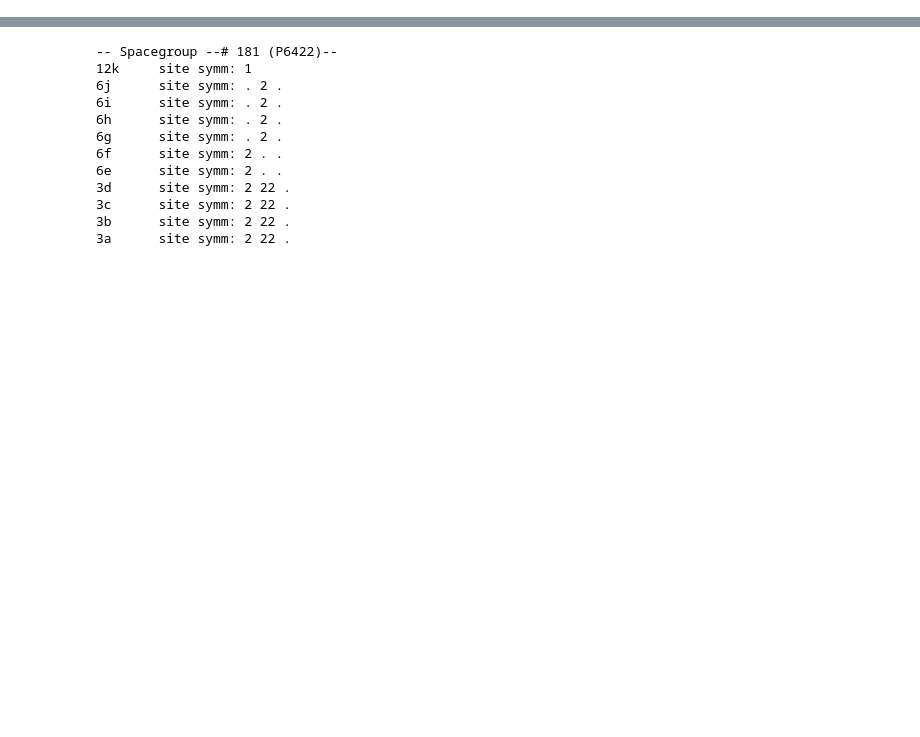
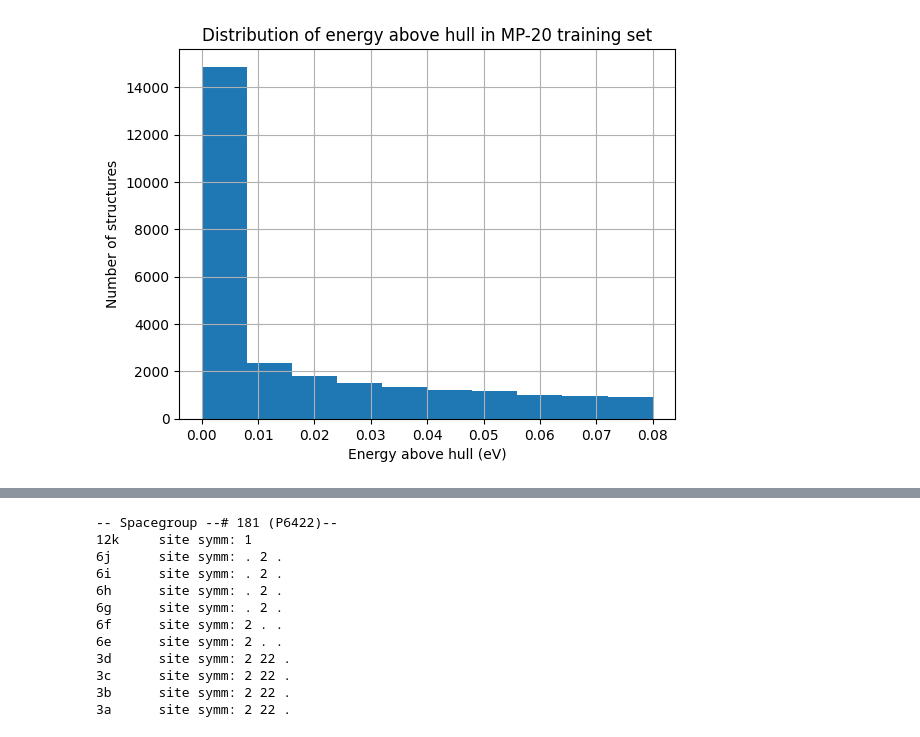
Before and after one commit to kedhip/WyckoffTransformer, a Jupyter notebook: combinatoric.ipynb, the cells around one changed output, grey strips where cells are left out. Drawn from its saved outputs; the diff is of its cells as text; code cells hidden in the pictures; blank space fills up the shorter version.

```diff
--- a/combinatoric.ipynb
+++ b/combinatoric.ipynb
@@ -9,8 +15,9 @@ data = pd.read_csv("cdvae/data/mp_20/train.csv")
 # %%
 import matplotlib.pyplot as plt
-fig, ax = plt.subplots(dpi=300)
+fig, ax = plt.subplots()
 data['e_above_hull'].hist(ax=ax)
 ax.set_xlabel('Energy above hull (eV)')
 ax.set_ylabel('Number of structures')
+ax.set_title('Distribution of energy above hull in MP-20 training set')
 fig.show()
 # %% [output]
@@ -19,3 +24,4 @@ fig.show()
+[figure, added]
 # %%
 pyxtal.__version__
 # %% [output]
```
Also changed, not shown: parts of 8 cells of this notebook, 3 other files.
